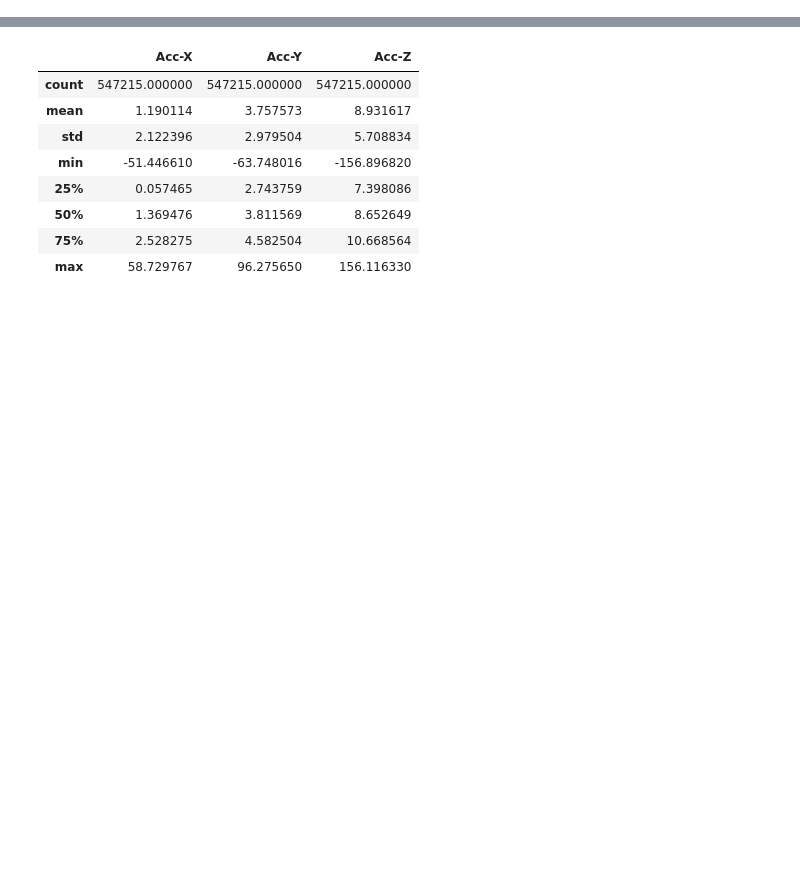
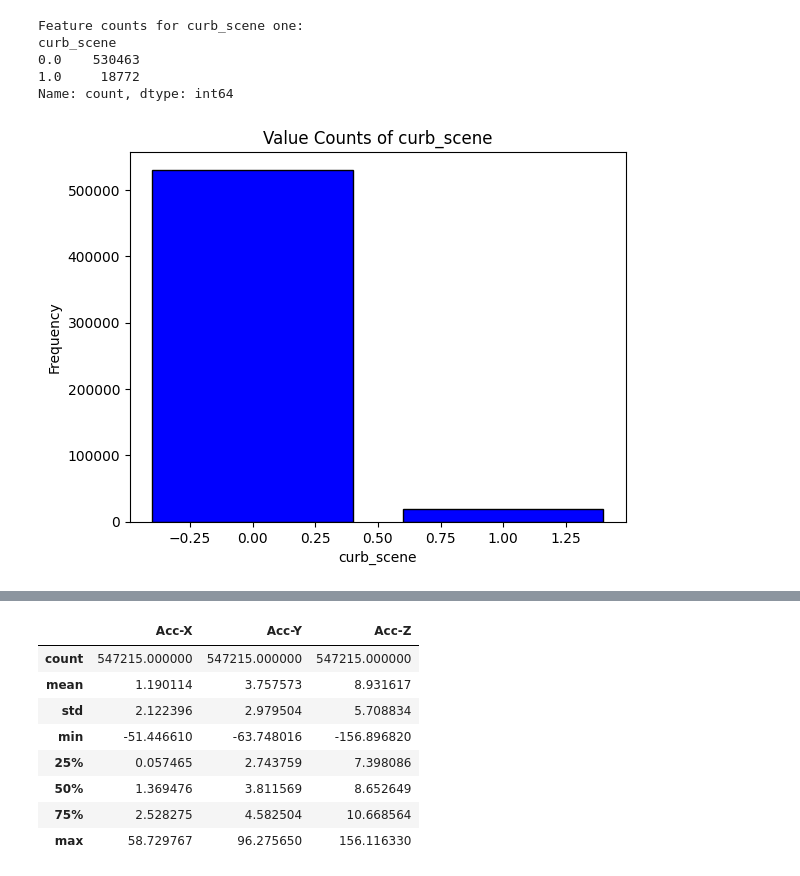
Before and after one commit to Ziyi-star/Bachelor-Project, a Jupyter notebook: notebooks/00-DataExploration.ipynb, the cells around one changed output, grey strips where cells are left out. Saved outputs shown, nothing was run; the diff lists cells and outputs as text; code cells hidden in the pictures; blank space fills up the shorter version.

```diff
--- a/notebooks/00-DataExploration.ipynb
+++ b/notebooks/00-DataExploration.ipynb
@@ -81,2 +28,22 @@ Name: count, dtype: int64
+# %%
+# Print unique values and their counts
+counts = data_handlebar_acc_one['curb_scene'].value_counts()
+print("\nFeature counts for curb_scene one:")
+print(counts)
+
+# Plot the counts as a bar chart
+#plt.figure(figsize=(8, 4))
+plt.bar(counts.index, counts.values, color='blue', edgecolor='black')
+plt.xlabel('curb_scene')
+plt.ylabel('Frequency')
+plt.title('Value Counts of curb_scene')
+plt.show()
+# %% [output]
+Feature counts for curb_scene one:
+curb_scene
+0.0    530463
+1.0     18772
+Name: count, dtype: int64
+[figure, added]
 # %%
 #Missing Values
```
Also changed, not shown: parts of 9 cells of this notebook, 3 other files.
